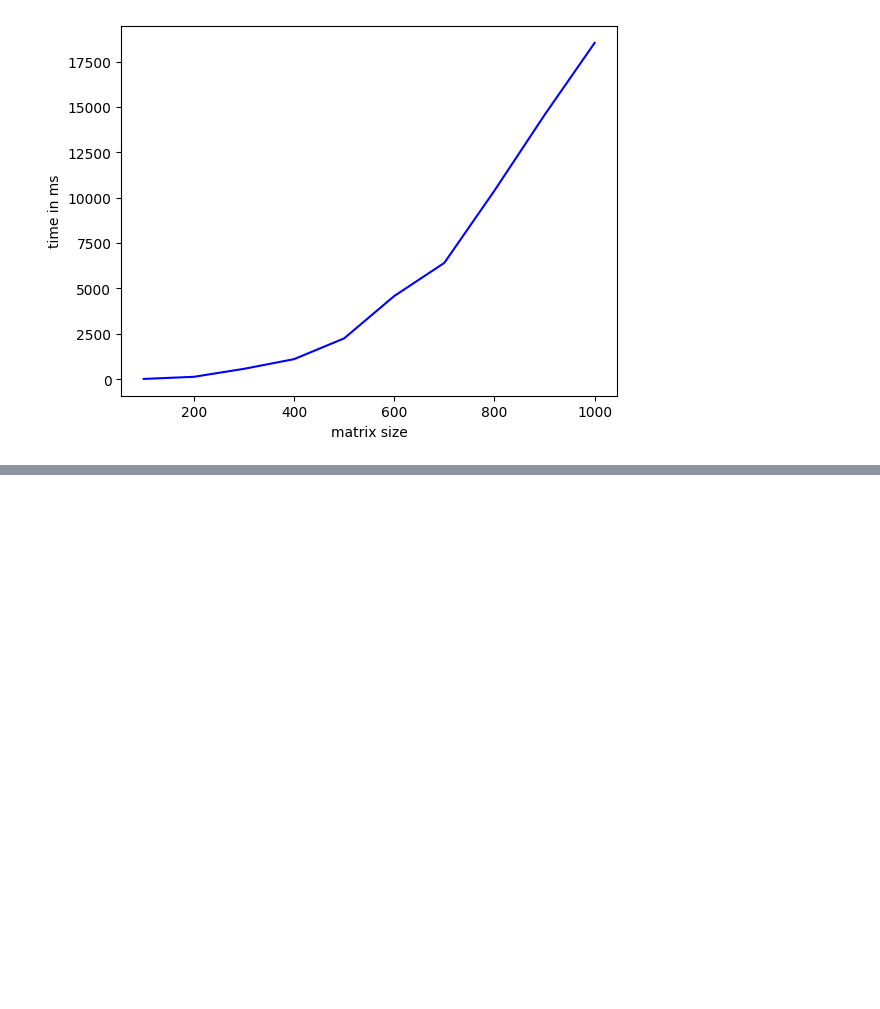
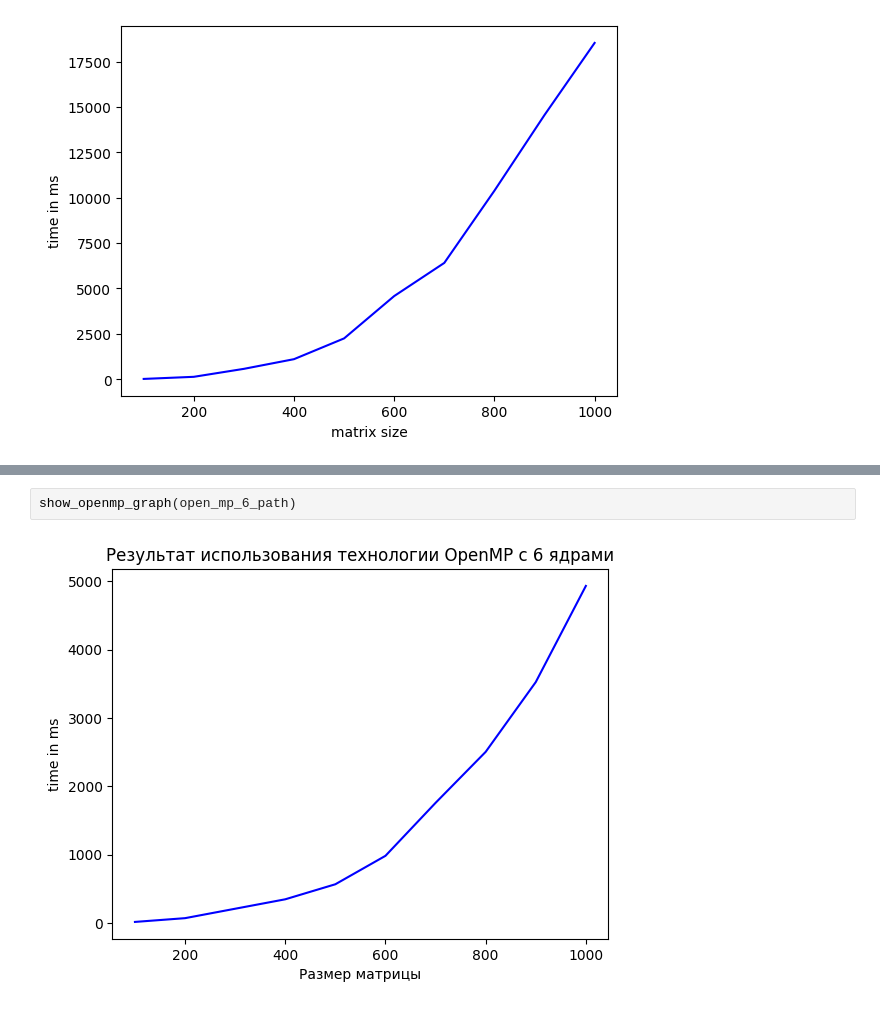
Before and after one commit to buddyuchiha/ParallelProgrammingLabs, a Jupyter notebook: main.ipynb, the cells around one changed output, grey strips where cells are left out. Saved outputs shown, nothing was run; the diff lists cells and outputs as text; blank space fills up the shorter version.

```diff
--- a/main.ipynb
+++ b/main.ipynb
@@ -34,0 +42,4 @@ Text(0, 0.5, 'time in ms')
+# %%
+show_openmp_graph(open_mp_6_path)
+# %% [output]
+[figure, added]
```
Also changed, not shown: parts of 12 cells of this notebook, 1 other file.
